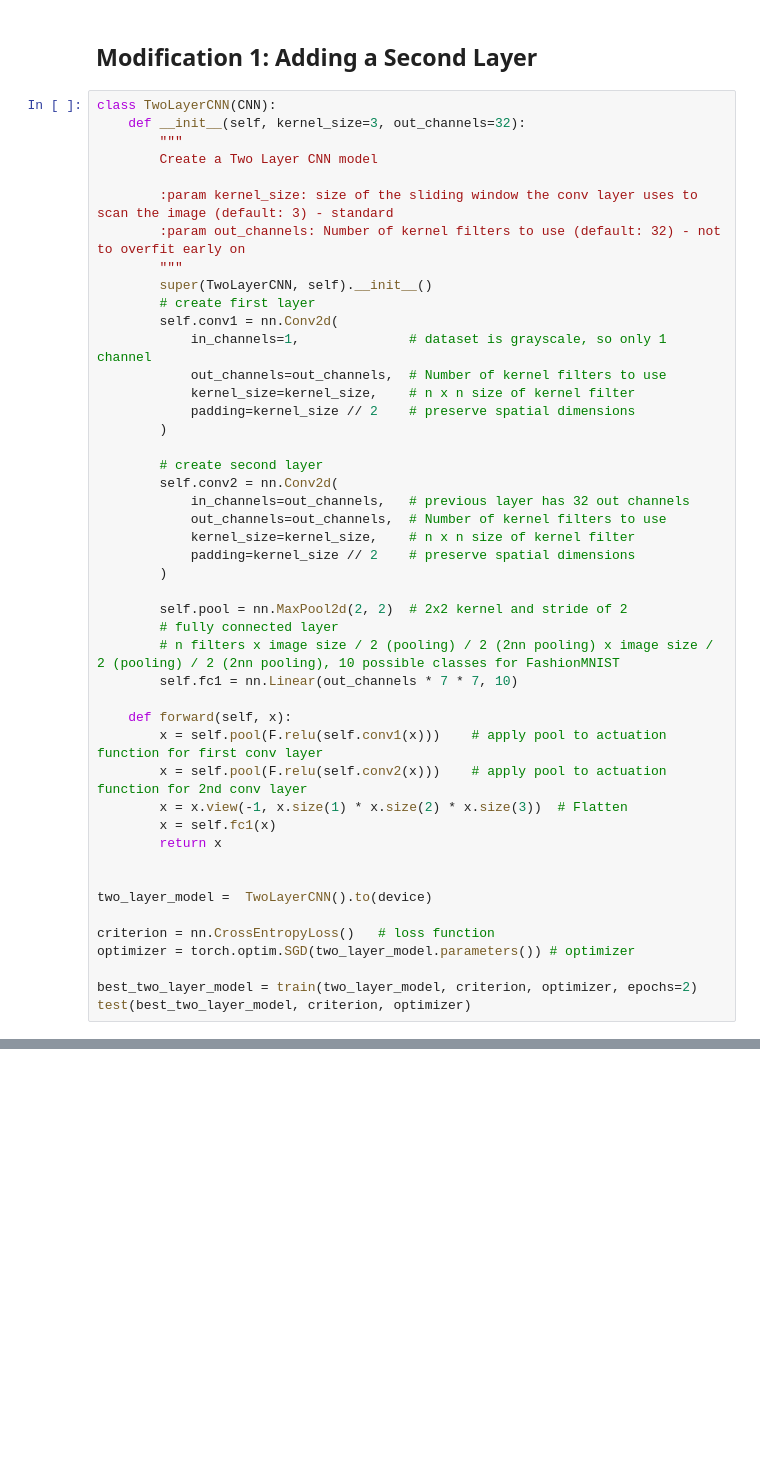
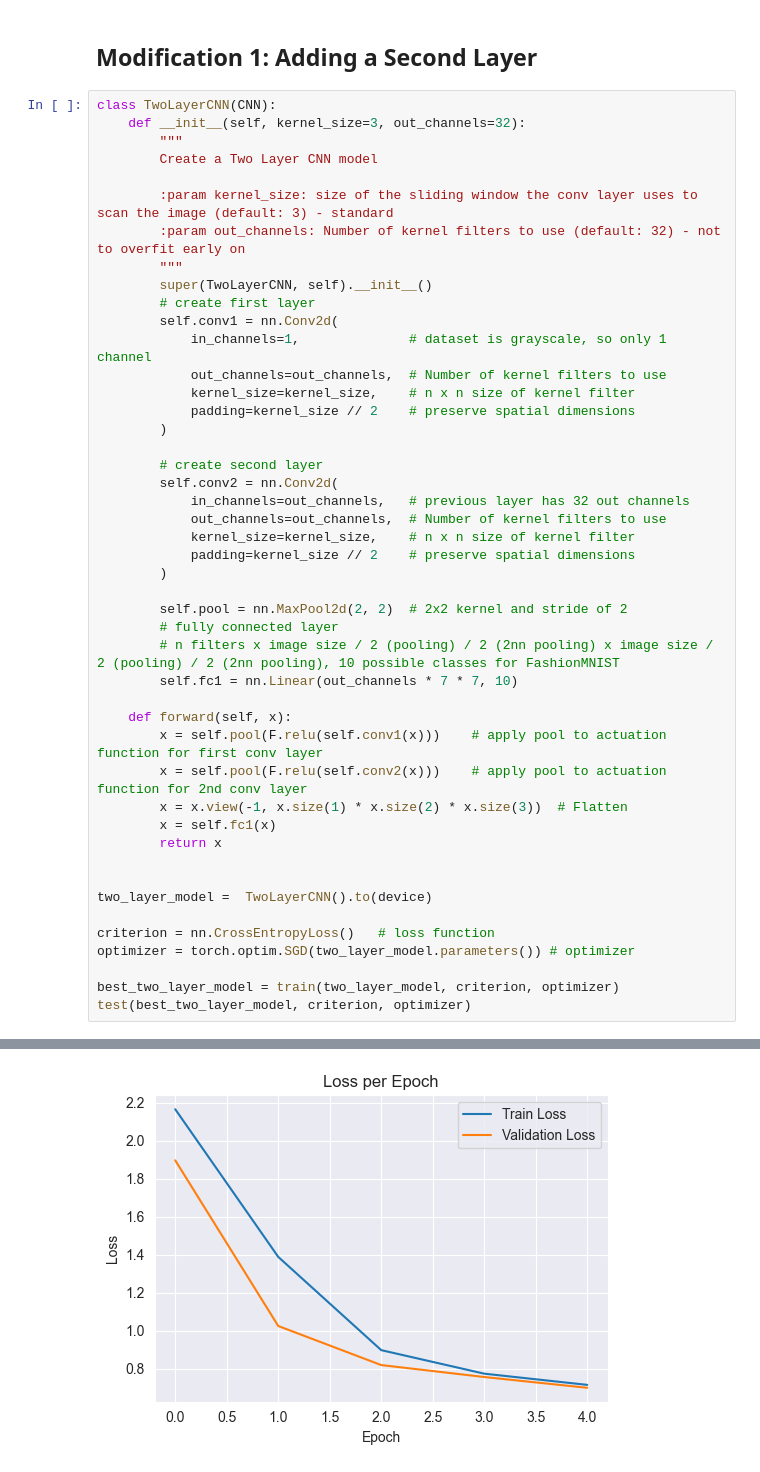
Before and after one commit to dlg1206/ICS-635, a Jupyter notebook: assignments/assignment4/assignment4.ipynb, the cells around one changed output, grey strips where cells are left out. Saved outputs shown, nothing was run; the diff lists cells and outputs as text; blank space fills up the shorter version.

```diff
--- a/assignments/assignment4/assignment4.ipynb
+++ b/assignments/assignment4/assignment4.ipynb
@@ -250,5 +296,6 @@ two_layer_model =  TwoLayerCNN().to(device)
 criterion = nn.CrossEntropyLoss()   # loss function
 optimizer = torch.optim.SGD(two_layer_model.parameters()) # optimizer
 
-best_two_layer_model = train(two_layer_model, criterion, optimizer, epochs=2)
+best_two_layer_model = train(two_layer_model, criterion, optimizer)
 test(best_two_layer_model, criterion, optimizer)
+# %% [output]
@@ -254,0 +308 @@ test(best_two_layer_model, criterion, optimizer)
+[figure, added]
```
Also changed, not shown: parts of 6 cells of this notebook.
